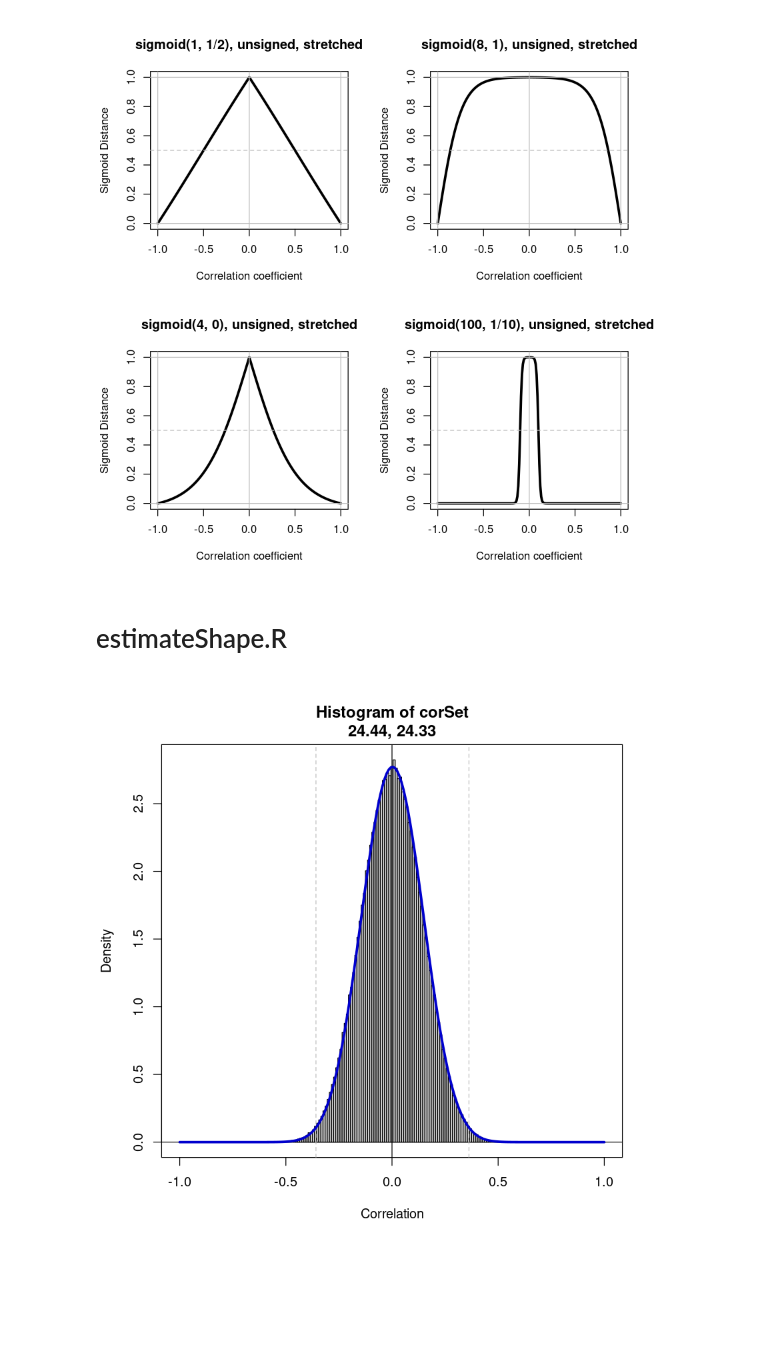
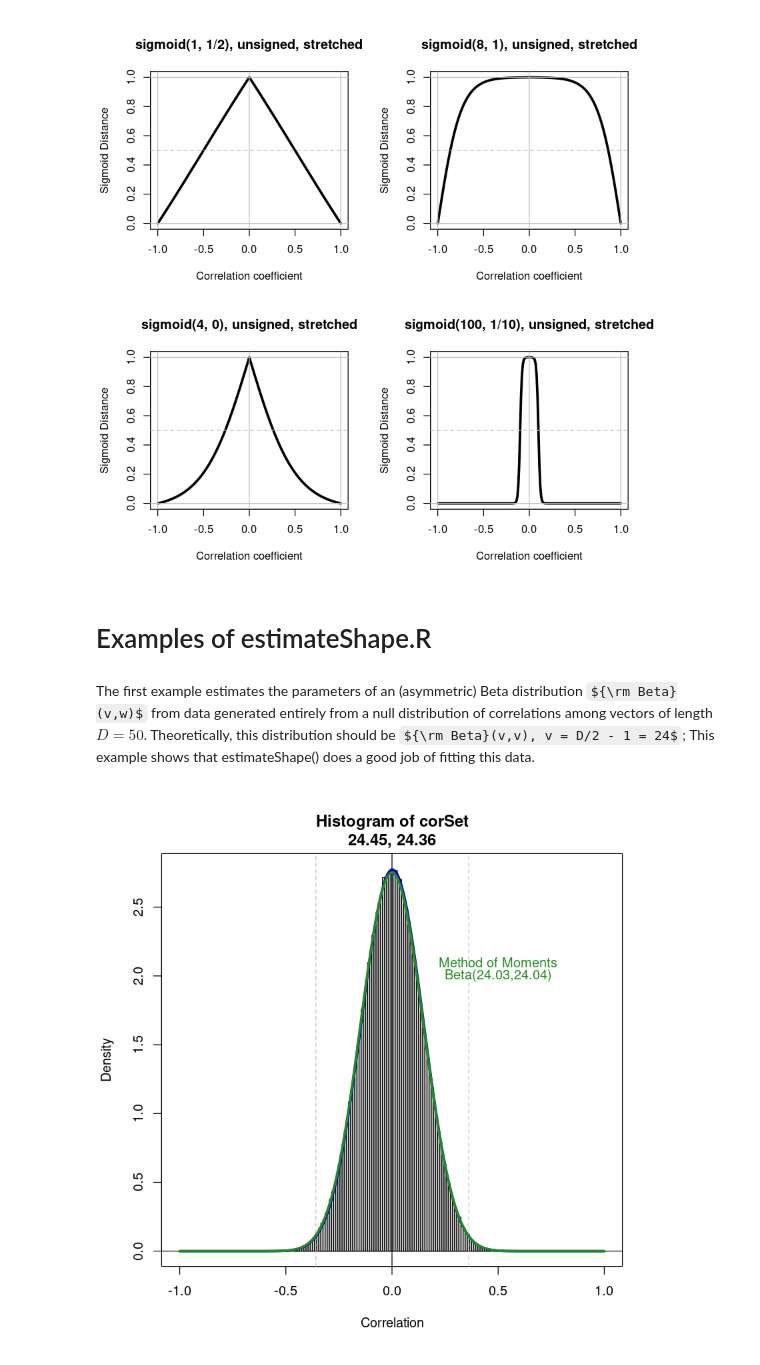
Before and after one commit to longevity-consortium/standardcor, a Jupyter notebook: vignettes/Testing.ipynb, the cells around one changed output. Drawn from its saved outputs; the diff is of its cells as text; code cells hidden in the pictures; some formulas as TeX source; blank space fills up the shorter version.

```diff
--- a/vignettes/Testing.ipynb
+++ b/vignettes/Testing.ipynb
@@ -271,14 +459,31 @@ abline(h=0.5, lty=2, col='grey')
 # %% [output]
 [figure]
 # %% [markdown]
-# estimateShape.R
+# Examples of estimateShape.R
+# %% [markdown]
+The first example estimates the parameters of an (asymmetric) Beta distribution ${\rm Beta}(v,w)$ from data generated entirely from a null distribution of correlations among vectors of length $D = 50$. Theoretically, this distribution should be ${\rm Beta}(v,v), v = D/2 - 1 = 24$; This example shows that estimateShape() does a good job of fitting this data.
 # %%
 Samples <- 1000
 Dimensions <- 50
 M <- Matrix(rnorm(Dimensions*Samples),nrow=Dimensions,ncol=Samples,sparse=TRUE)
 Z <- SparseSpearmanCor2(M)
 
 beta.shape <- estimateShape(Z[row(Z) < col(Z)], plot=TRUE)
 title(paste(round(beta.shape,2),collapse=", "),line=0.5)
+#text(x=-0.5,y=2.0,labels=paste("D/2 - 1 = ",round(Dimensions/2-1, 2)),adj = 1/2)
+
+R <- c(-100:100)/100 ; R <-ifelse(-1 < R, ifelse(R < 1, R, 1), -1) # Ensure R in [-1,1]
+
+x     <- (1+Z[row(Z) < col(Z)])/2
+x.mu  <- mean(x)
+x.var <- var(x)
+z.mm <- x.mu*(1-x.mu) / x.var - 1
+v.mm <- x.mu * z.mm
+w.mm <- (1-x.mu) * z.mm
+
+lines(R,dbeta((1+R)/2, v.mm, w.mm)/2, lwd=3, col='forestgreen')
+text(x=0.5,y=c(2.1,2),
+     labels=c("Method of Moments",paste("Beta(",round(v.mm, 2),",",round(w.mm,2),")",sep='')),
+     col='forestgreen',adj = 1/2)
 # %% [output]
-[figure, old version]
+[figure, new version]
```
Also changed, not shown: parts of 47 cells of this notebook.
